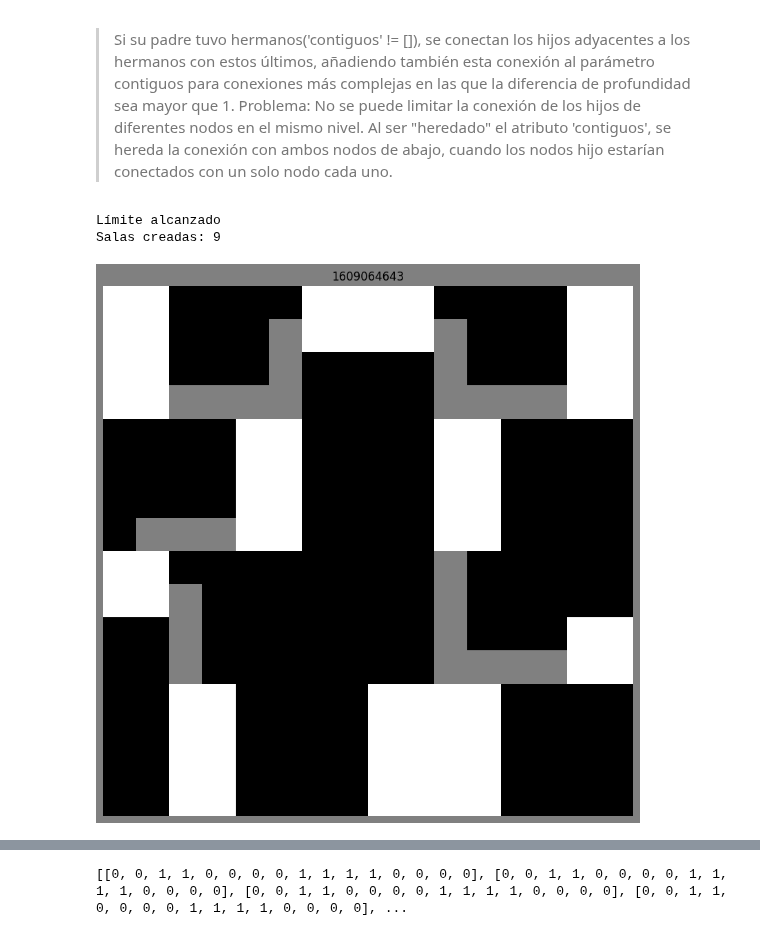
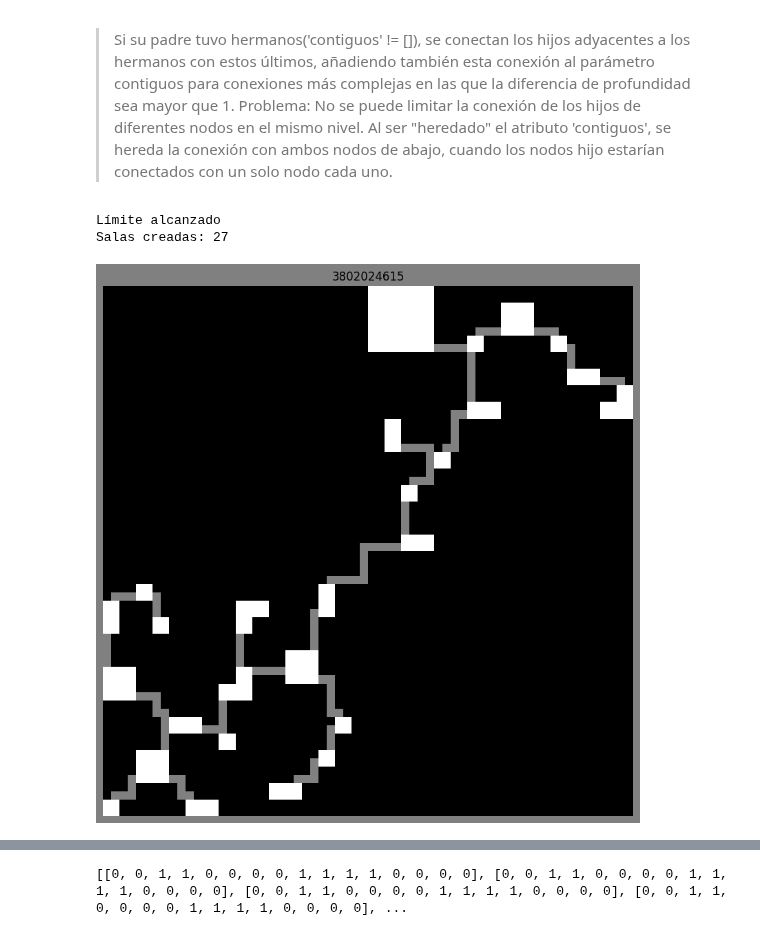
Before and after one commit to MarioPG21/TFG_generacion_mazmorras, a Jupyter notebook: Space Partitioning/Space_Partitioning.ipynb, the cells around one changed output, grey strips where cells are left out. Drawn from its saved outputs; the diff is of its cells as text; code cells hidden in the pictures.

```diff
--- a/Space Partitioning/Space_Partitioning.ipynb
+++ b/Space Partitioning/Space_Partitioning.ipynb
@@ -726,24 +726,24 @@ def crear_mazmorra_space_part(arquitectura, npart = 20, prof_division = 5, nsala
 # %%
 # 'dikjstra', 'clasica'
 arquitectura = 'clasica'
 npart = 100
-prof = 3
+prof = 5
 nsalas = 30
 densidad = 2
 guardar = False
 
 cuadrado=crear_mazmorra_space_part(
     arquitectura = arquitectura,
     npart=npart,
     prof_division=prof,
     nsalas=nsalas,
     densidad=densidad,
     guardar=guardar
 )
 # %% [output]
 Límite alcanzado
-Salas creadas: 9
+Salas creadas: 27
-[figure, old version]
+[figure, new version]
 # %%
 cuadrado.mostrar_mapa_y_grafo()
 # %% [output]
```
Also changed, not shown: parts of 4 cells of this notebook, 4 other files.
